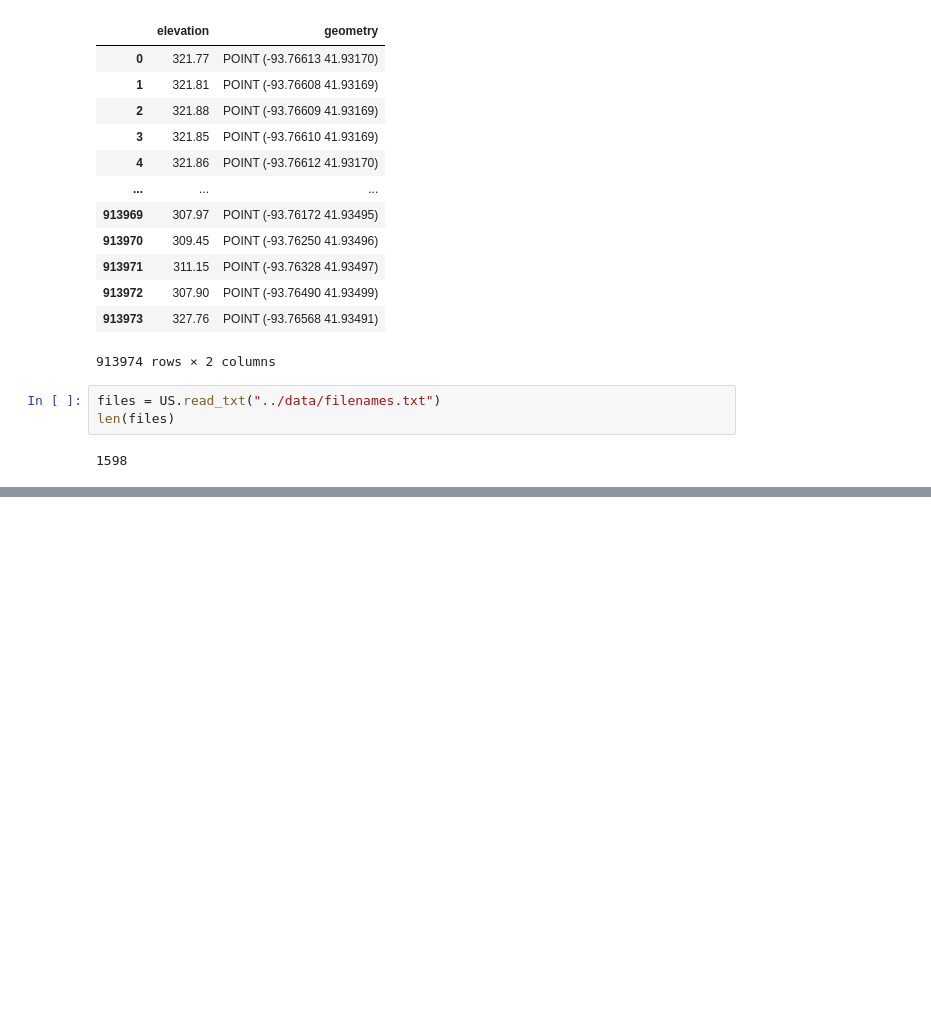
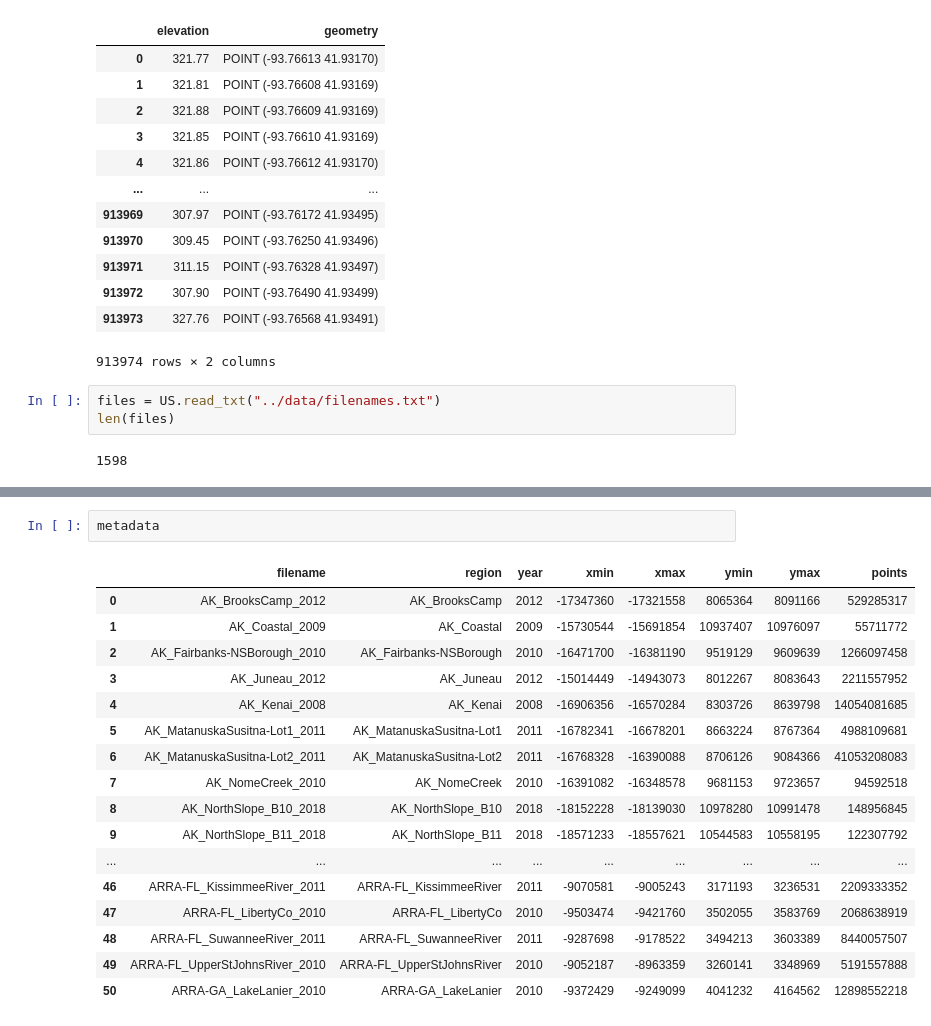
Before and after one commit to sel6/USGS-LIDAR, a Jupyter notebook: notebooks/excercise.ipynb, the cells around one changed output, grey strips where cells are left out. Saved outputs shown, nothing was run; the diff lists cells and outputs as text; blank space fills up the shorter version.

```diff
--- a/notebooks/excercise.ipynb
+++ b/notebooks/excercise.ipynb
@@ -166,0 +198,20 @@ len(files)
+# %%
+metadata
+# %% [output]
+|  | filename | region | year | xmin | xmax | ymin | ymax | points |
+| 0 | AK_BrooksCamp_2012 | AK_BrooksCamp | 2012 | -17347360 | -17321558 | 8065364 | 8091166 | 529285317 |
+| 1 | AK_Coastal_2009 | AK_Coastal | 2009 | -15730544 | -15691854 | 10937407 | 10976097 | 55711772 |
+| 2 | AK_Fairbanks-NSBorough_2010 | AK_Fairbanks-NSBorough | 2010 | -16471700 | -16381190 | 9519129 | 9609639 | 1266097458 |
+| 3 | AK_Juneau_2012 | AK_Juneau | 2012 | -15014449 | -14943073 | 8012267 | 8083643 | 2211557952 |
+| 4 | AK_Kenai_2008 | AK_Kenai | 2008 | -16906356 | -16570284 | 8303726 | 8639798 | 14054081685 |
+| 5 | AK_MatanuskaSusitna-Lot1_2011 | AK_MatanuskaSusitna-Lot1 | 2011 | -16782341 | -16678201 | 8663224 | 8767364 | 4988109681 |
+| 6 | AK_MatanuskaSusitna-Lot2_2011 | AK_MatanuskaSusitna-Lot2 | 2011 | -16768328 | -16390088 | 8706126 | 9084366 | 41053208083 |
+| 7 | AK_NomeCreek_2010 | AK_NomeCreek | 2010 | -16391082 | -16348578 | 9681153 | 9723657 | 94592518 |
+| 8 | AK_NorthSlope_B10_2018 | AK_NorthSlope_B10 | 2018 | -18152228 | -18139030 | 10978280 | 10991478 | 148956845 |
+| 9 | AK_NorthSlope_B11_2018 | AK_NorthSlope_B11 | 2018 | -18571233 | -18557621 | 10544583 | 10558195 | 122307792 |
+| ... | ... | ... | ... | ... | ... | ... | ... | ... |
+| 46 | ARRA-FL_KissimmeeRiver_2011 | ARRA-FL_KissimmeeRiver | 2011 | -9070581 | -9005243 | 3171193 | 3236531 | 2209333352 |
+| 47 | ARRA-FL_LibertyCo_2010 | ARRA-FL_LibertyCo | 2010 | -9503474 | -9421760 | 3502055 | 3583769 | 2068638919 |
+| 48 | ARRA-FL_SuwanneeRiver_2011 | ARRA-FL_SuwanneeRiver | 2011 | -9287698 | -9178522 | 3494213 | 3603389 | 8440057507 |
+| 49 | ARRA-FL_UpperStJohnsRiver_2010 | ARRA-FL_UpperStJohnsRiver | 2010 | -9052187 | -8963359 | 3260141 | 3348969 | 5191557888 |
+| 50 | ARRA-GA_LakeLanier_2010 | ARRA-GA_LakeLanier | 2010 | -9372429 | -9249099 | 4041232 | 4164562 | 12898552218 |
```
Also changed, not shown: parts of 3 cells of this notebook.
